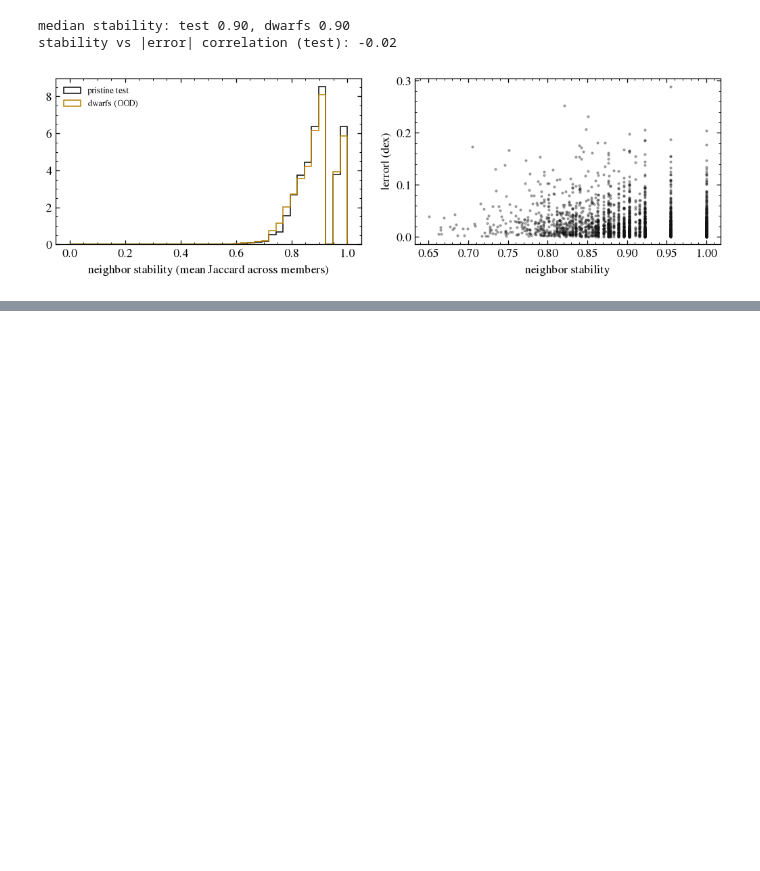
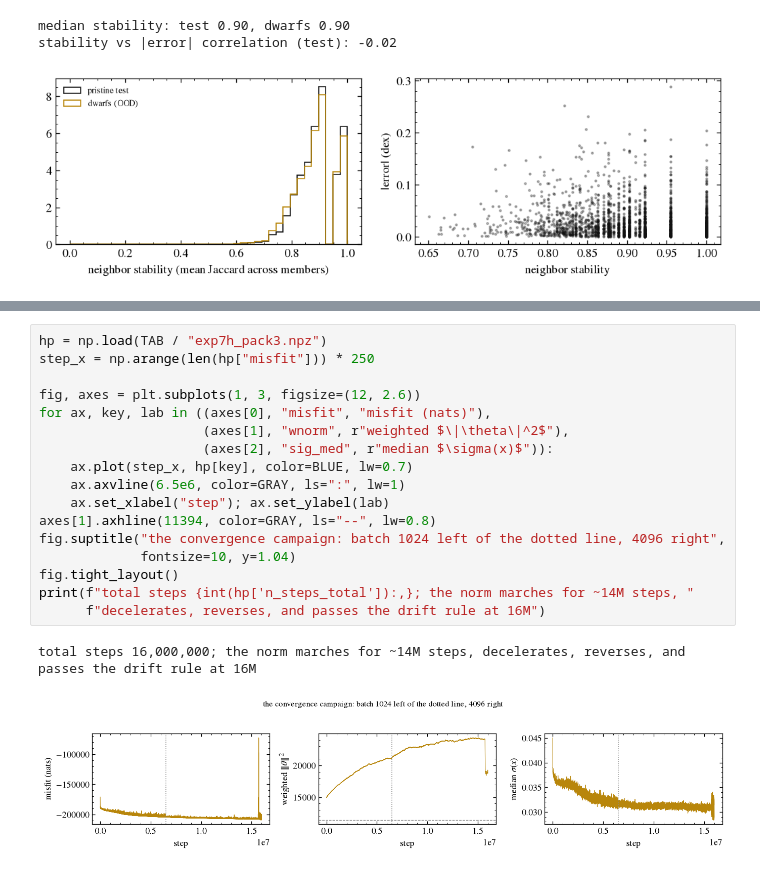
Before and after one commit to YasirAlsugair/ray-tracing-sampler-experiments, a Jupyter notebook: exp7_gaia_posterior.ipynb, the cells around one changed output, grey strips where cells are left out. Cells and saved outputs as stored; diff of their text form; blank space fills up the shorter version.

Commit message:
Notebook section 12: the per-star noise model, its convergence campaign, and the tail-shape verdict

```diff
--- a/exp7_gaia_posterior.ipynb
+++ b/exp7_gaia_posterior.ipynb
@@ -758,0 +787,20 @@ stability vs |error| correlation (test): -0.02
+# %%
+hp = np.load(TAB / "exp7h_pack3.npz")
+step_x = np.arange(len(hp["misfit"])) * 250
+
+fig, axes = plt.subplots(1, 3, figsize=(12, 2.6))
+for ax, key, lab in ((axes[0], "misfit", "misfit (nats)"),
+                     (axes[1], "wnorm", r"weighted $\|\theta\|^2$"),
+                     (axes[2], "sig_med", r"median $\sigma(x)$")):
+    ax.plot(step_x, hp[key], color=BLUE, lw=0.7)
+    ax.axvline(6.5e6, color=GRAY, ls=":", lw=1)
+    ax.set_xlabel("step"); ax.set_ylabel(lab)
+axes[1].axhline(11394, color=GRAY, ls="--", lw=0.8)
+fig.suptitle("the convergence campaign: batch 1024 left of the dotted line, 4096 right",
+             fontsize=10, y=1.04)
+fig.tight_layout()
+print(f"total steps {int(hp['n_steps_total']):,}; the norm marches for ~14M steps, "
+      f"decelerates, reverses, and passes the drift rule at 16M")
+# %% [output]
+total steps 16,000,000; the norm marches for ~14M steps, decelerates, reverses, and passes the drift rule at 16M
+[figure, added]
```
Also changed, not shown: parts of 5 cells of this notebook.
